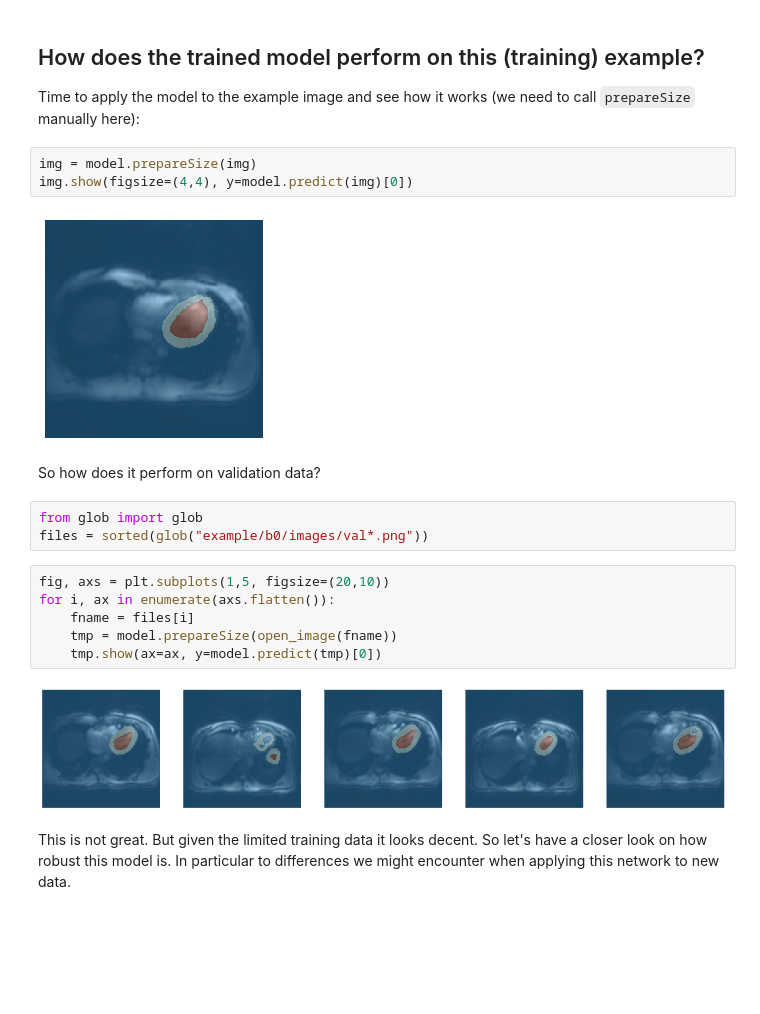
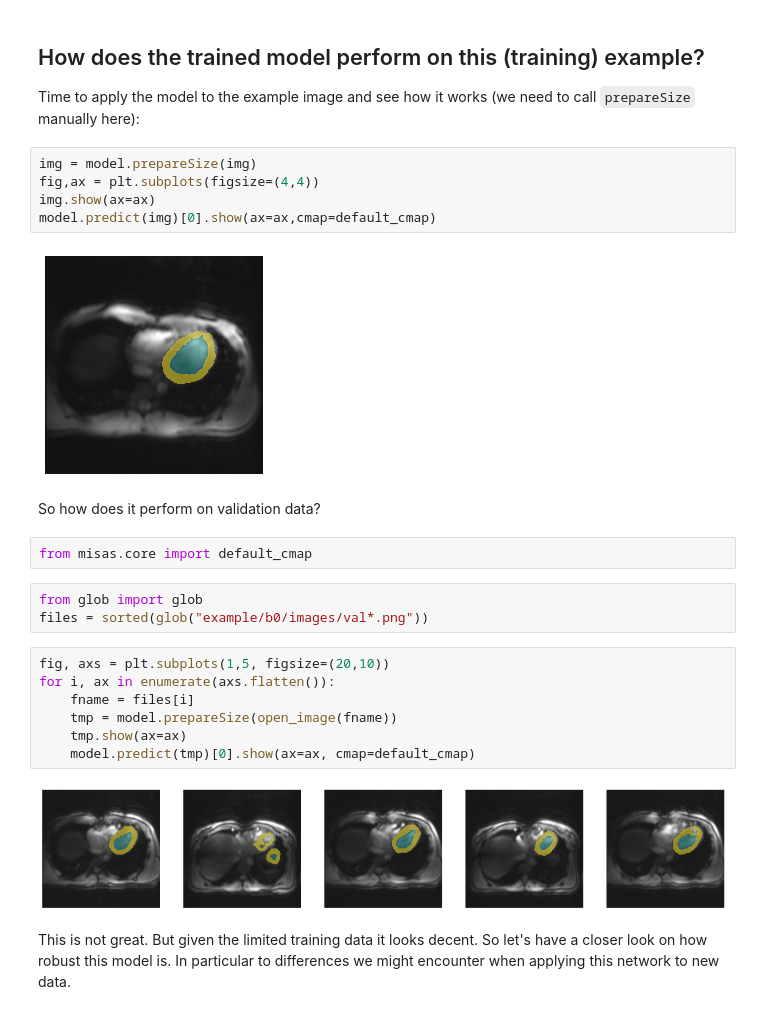
Before and after one commit to chfc-cmi/misas, a Jupyter notebook: 03_transversals.ipynb, the cells around one changed output. Drawn from its saved outputs; the diff is of its cells as text; blank space fills up the shorter version.

```diff
--- a/03_transversals.ipynb
+++ b/03_transversals.ipynb
@@ -60,11 +59,15 @@ torch.Size([3, 128, 128])
 Time to apply the model to the example image and see how it works (we need to call `prepareSize` manually here):
 # %%
 img = model.prepareSize(img)
-img.show(figsize=(4,4), y=model.predict(img)[0])
+fig,ax = plt.subplots(figsize=(4,4))
+img.show(ax=ax)
+model.predict(img)[0].show(ax=ax,cmap=default_cmap)
 # %% [output]
-[figure, old version]
+[figure, new version]
 # %% [markdown]
 So how does it perform on validation data?
+# %%
+from misas.core import default_cmap
 # %%
 from glob import glob
 files = sorted(glob("example/b0/images/val*.png"))
@@ -73,9 +76,10 @@ fig, axs = plt.subplots(1,5, figsize=(20,10))
 for i, ax in enumerate(axs.flatten()):
     fname = files[i]
     tmp = model.prepareSize(open_image(fname))
-    tmp.show(ax=ax, y=model.predict(tmp)[0])
+    tmp.show(ax=ax)
+    model.predict(tmp)[0].show(ax=ax, cmap=default_cmap)
 # %% [output]
-[figure, old version]
+[figure, new version]
 # %% [markdown]
 This is not great. But given the limited training data it looks decent. So let's have a closer look on how robust this model is. In particular to differences we might encounter when applying this network to new data.
 # %% [markdown]
```
Also changed, not shown: parts of 15 cells of this notebook, 55 other files.
